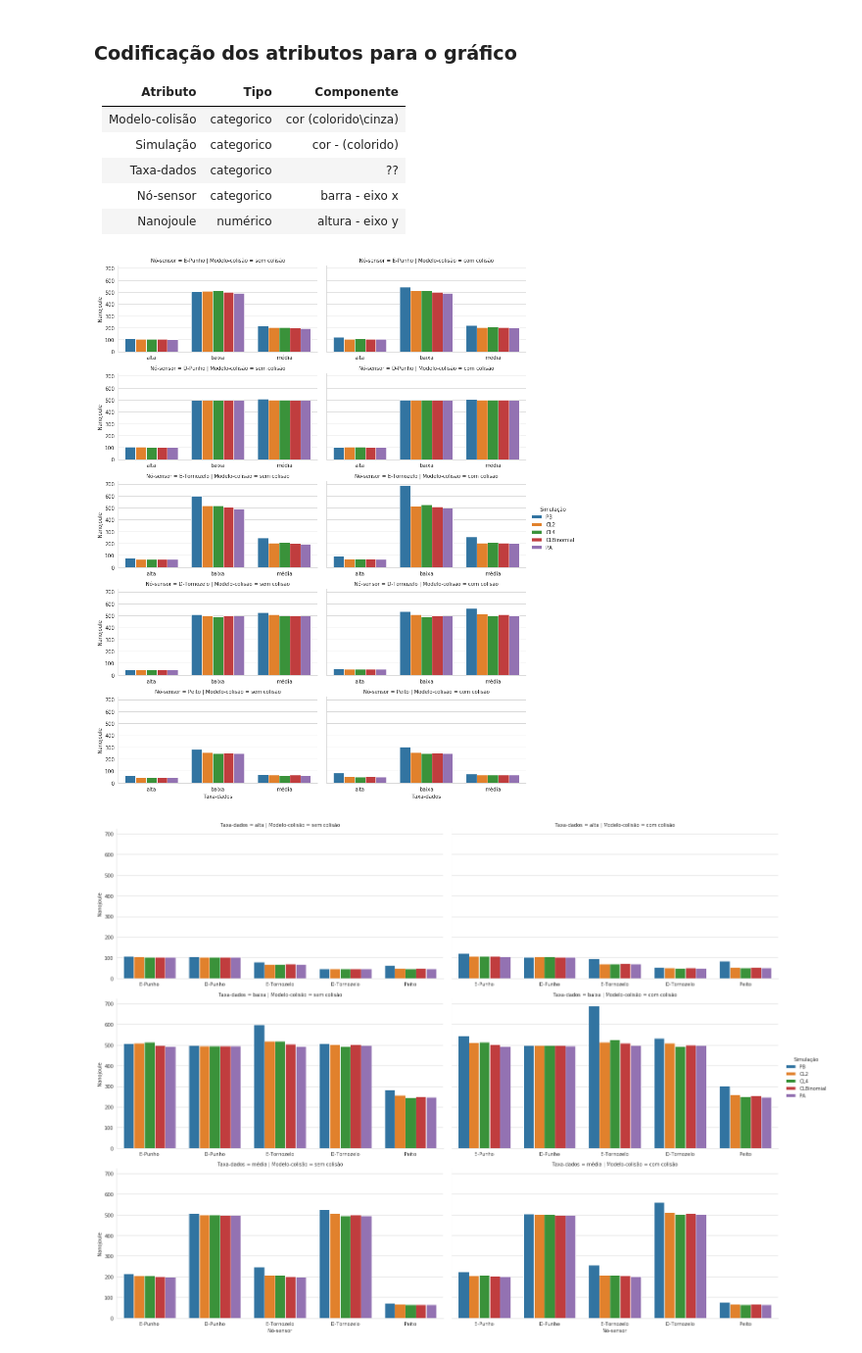
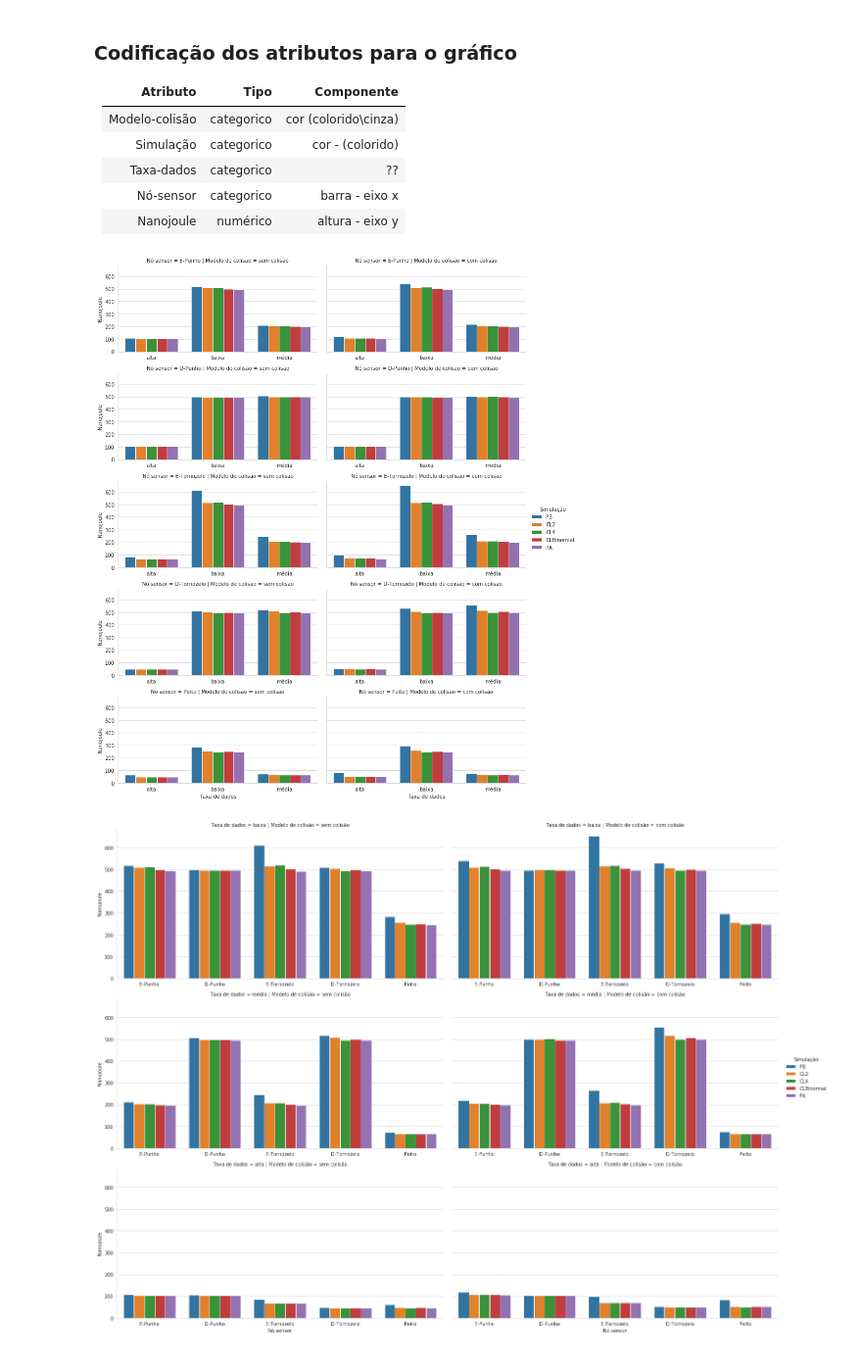
Before and after one commit to GiliardGodoi/LeCAD-Castalia-Simulations, a Jupyter notebook: Castalia-K/notebooks/Energy_nanojoule_per_bit.ipynb, the cells around one changed output. Shown at 98% size. Cells and saved outputs as stored; diff of their text form; code cells hidden in the pictures.

```diff
--- a/Castalia-K/notebooks/Energy_nanojoule_per_bit.ipynb
+++ b/Castalia-K/notebooks/Energy_nanojoule_per_bit.ipynb
@@ -35,7 +35,7 @@ data_folder = os.path.join('..','Simulations')
 simulations = ['PA','PB','CL2','CL4','CLBinomial']
 
 # the same file will be searching
-main_file = 'energy_NJ_per_bit.txt'
+main_file = 'energy_nanojoule_bit.txt'
 
 df_data = pd.DataFrame()
 
@@ -113,8 +113,8 @@ df_data['info_0'] = df_data['info_0'].apply(infer_packet_rate)
 ### Renomeando colunas
 # %%
 nodes_PTbr = {
-        'info_0' : 'Taxa-dados',
-        'info_1' : 'Modelo-colisão',
+        'info_0' : 'Taxa de dados',
+        'info_1' : 'Modelo de colisão',
         'node=1': 'E-Punho',
         'node=2': 'D-Punho',
         'node=3': 'E-Tornozelo',
@@ -124,8 +124,8 @@ nodes_PTbr = {
     }
 
 nodes_ENG = {
-        'info_0' : 'Packet-rate',
-        'info_1' : 'Collision-model',
+        'info_0' : 'Packet rate',
+        'info_1' : 'Collision model',
         'node=1': 'L-wrist',
         'node=2': 'R-wrist',
         'node=3': 'L-ankle',
@@ -186,8 +186,8 @@ id_vars = list(id_vars)
 # %% [markdown]
 ### Reorganizando a tabela
 # %%
-df = df_data.melt(id_vars=id_vars,
+melted_data = df_data.melt(id_vars=id_vars,
                   value_vars=value_vars,
                   value_name = 'Nanojoule',
-                  var_name='Nó-sensor'
+                  var_name='Nó sensor'
                  )
@@ -251,11 +246,11 @@ no_sensor_attr = df['Nó-sensor'].unique()
 # %%
-g = sns.catplot(data=df,
-                x='Taxa-dados',
+g = sns.catplot(data=melted_data,
+                x='Taxa de dados',
                 y='Nanojoule',
                 hue='Simulação',
                 hue_order=['PB', 'CL2', 'CL4','CLBinomial', 'PA'],
-                col='Modelo-colisão',
-                row='Nó-sensor',
+                col='Modelo de colisão',
+                row='Nó sensor',
                 kind='bar',
                 height=3,
                 aspect=2,
@@ -263,23 +258,24 @@ g = sns.catplot(data=df,
                 sharex=False,
                )
 # %% [output]
-[figure, old version]
+[figure, new version]
 # %%
-g = sns.catplot(data=df,
-                x='Nó-sensor',
+g = sns.catplot(data=melted_data,
+                x='Nó sensor',
                 y='Nanojoule',
                 hue='Simulação',
                 hue_order=['PB', 'CL2', 'CL4','CLBinomial', 'PA'],
-                col='Modelo-colisão',
-                row='Taxa-dados',
+                col='Modelo de colisão',
+                row='Taxa de dados',
+                row_order=['baixa','média','alta'],
                 kind='bar',
                 height=5,
                 aspect=2,
 #                 ci=None,
                 sharex=False,
                )
 # %% [output]
-[figure, old version]
+[figure, new version]
 # %%
 f, ax = plt.subplots(figsize=(7, 5))
 
```
Also changed, not shown: parts of 30 cells of this notebook, 4 other files.
